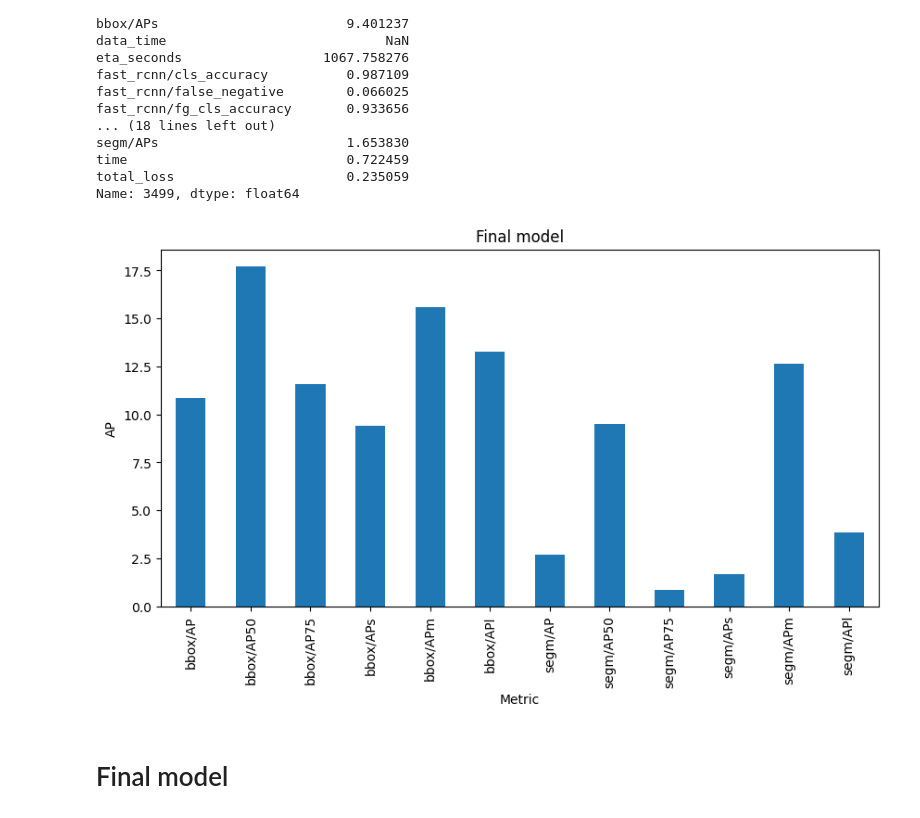
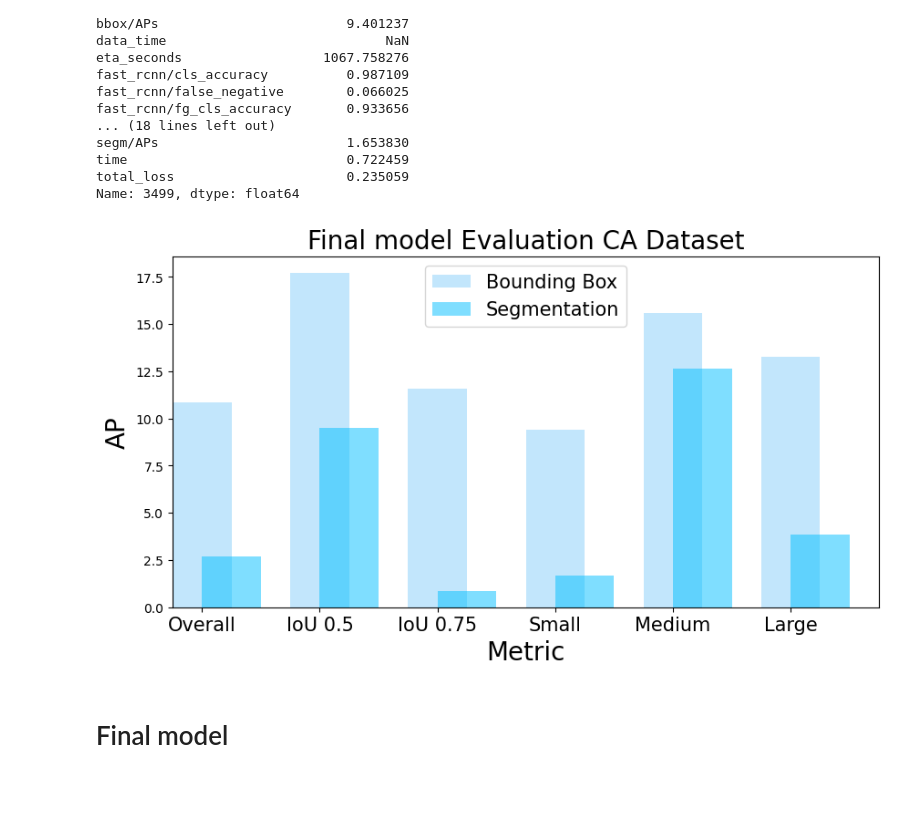
Before and after one commit to femartip/Detection-Microfibres-in-Sludge, a Jupyter notebook: Fine_tuned_Detectron2/Utils/cv_results_CA.ipynb, the cells around one changed output. Drawn from its saved outputs; the diff is of its cells as text; code cells hidden in the pictures; blank space fills up the shorter version.

```diff
--- a/Fine_tuned_Detectron2/Utils/cv_results_CA.ipynb
+++ b/Fine_tuned_Detectron2/Utils/cv_results_CA.ipynb
@@ -554,15 +594,29 @@ Name: 3499, dtype: float64
 # %%
 # Bar plot for the final model at epoch 3500
 fig, ax = plt.subplots(1, 1, figsize=(10, 5))
 
-final_model_epoch_3500[['bbox/AP', 'bbox/AP50', 'bbox/AP75', 'bbox/APs', 'bbox/APm', 'bbox/APl', 'segm/AP', 'segm/AP50', 'segm/AP75', 'segm/APs', 'segm/APm', 'segm/APl']].plot(kind='bar', ax=ax)
-ax.set_title('Final model')
-ax.set_ylabel('AP')
-ax.set_xlabel('Metric')
+bbox_metrics = ['bbox/AP', 'bbox/AP50', 'bbox/AP75', 'bbox/APs', 'bbox/APm', 'bbox/APl']
+segm_metrics = ['segm/AP', 'segm/AP50', 'segm/AP75', 'segm/APs', 'segm/APm', 'segm/APl']
+# Plotting bbox metrics
+
+final_model_epoch_3500[bbox_metrics].plot(kind='bar', ax=ax, alpha=0.5, label= "Bounding Box", color='lightskyblue', position=0.5)
+
+# Plotting segm metrics
+final_model_epoch_3500[segm_metrics].plot(kind='bar', ax=ax, alpha=0.5, label= "Segmentation", color='deepskyblue', position=0)
+
+ax.legend(fontsize=15)
+ax.set_title('Final model Evaluation CA Dataset', fontsize=20)
+ax.set_ylabel('AP', fontsize=20)
+ax.set_xlabel('Metric', fontsize=20)
+
+#Change x-axis labels
+ax.set_xticklabels(['Overall', 'IoU 0.5', 'IoU 0.75', 'Small', 'Medium', 'Large'], rotation=0, fontsize=15)
+
+
 
 plt.show()
 # %% [output]
-[figure, old version]
+[figure, new version]
 # %% [markdown]
 # Final model
 # %% [markdown]
```
Also changed, not shown: parts of 6 cells of this notebook, 2 other files.
